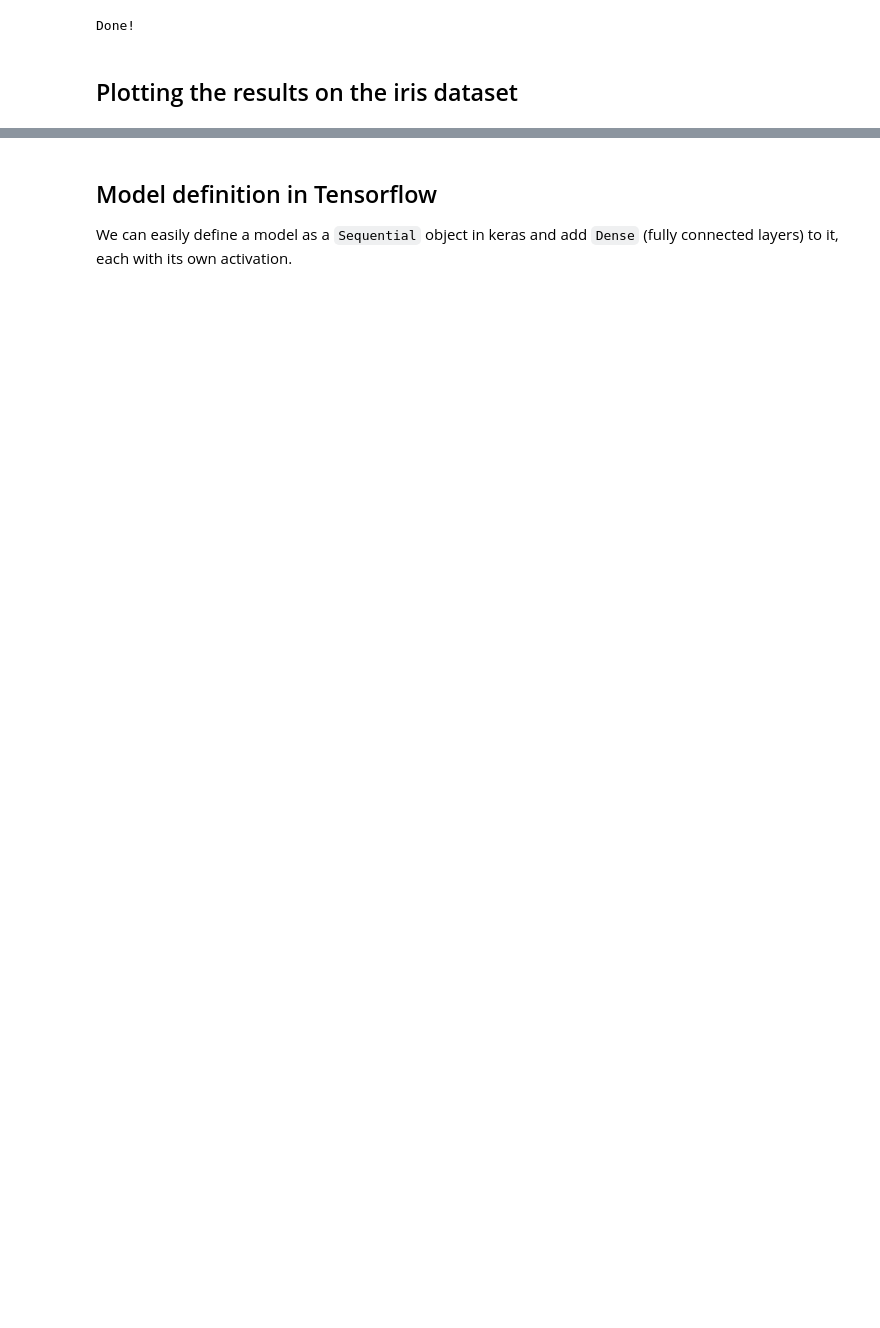
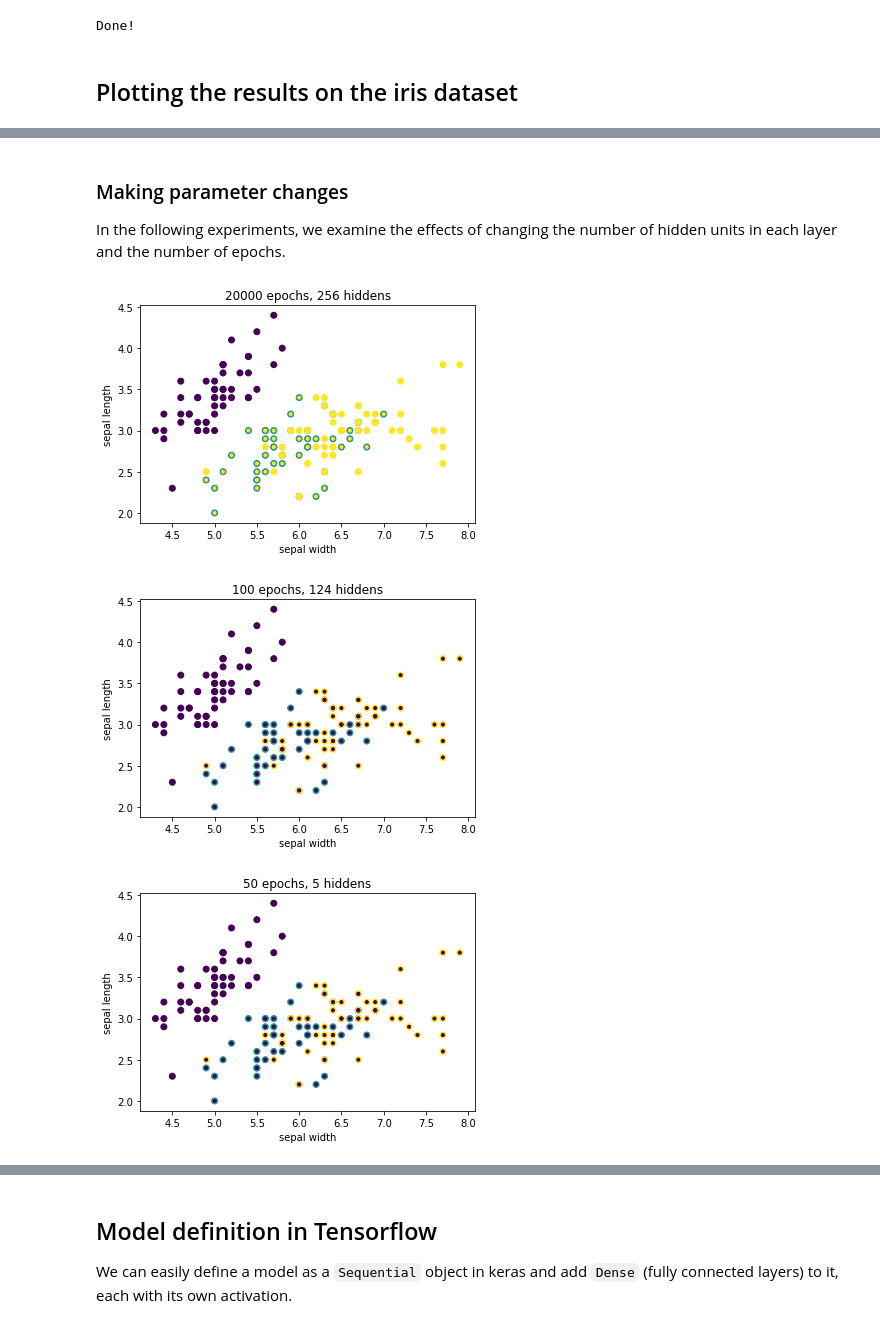
Before and after one commit to yueliyl/gec_intro2ml, a Jupyter notebook: AutoDiffMLP.ipynb, the cells around one changed output, grey strips where cells are left out. Saved outputs shown, nothing was run; the diff lists cells and outputs as text; code cells hidden in the pictures; blank space fills up the shorter version.

```diff
--- a/AutoDiffMLP.ipynb
+++ b/AutoDiffMLP.ipynb
@@ -101,0 +98,46 @@ plt.show()
+# %% [markdown]
+### Making parameter changes
+
+In the following experiments, we examine the effects of changing the number of hidden units in each layer and the number of epochs.
+# %%
+#Initalize your MLP
+net = MLP(inputs=x_tensor.shape[1], outputs=3, hiddens = 512)
+
+#To use GPUs, set a device (cuda) and add it to your net
+device = torch.device("cuda:0" if torch.cuda.is_available() else "cpu")
+net.to(device)
+
+#define hyperparameters
+learning_rate = 0.1
+loss_fn = nn.CrossEntropyLoss()
+optimizer = torch.optim.SGD(net.parameters(), lr=learning_rate)
+
+#Training loop
+train(30000, x_tensor, optimizer, loss_fn)
+
+
+plot(x, x_tensor, y, net, title="20000 epochs, 256 hiddens")
+
+#Initalize your MLP with 124 hiddens
+net = MLP(inputs=x_tensor.shape[1], outputs=3, hiddens = 124)
+device = torch.device("cuda:0" if torch.cuda.is_available() else "cpu")
+net.to(device)
+
+#Training loop
+train(100, x_tensor, optimizer, loss_fn)
+
+plot(x, x_tensor, y, net, title="100 epochs, 124 hiddens")
+
+#Initalize your MLP with 5 hiddens
+net = MLP(inputs=x_tensor.shape[1], outputs=3, hiddens = 5)
+device = torch.device("cuda:0" if torch.cuda.is_available() else "cpu")
+net.to(device)
+
+#Training loop
+train(50, x_tensor, optimizer, loss_fn)
+
+plot(x, x_tensor, y, net, title="50 epochs, 5 hiddens")
+# %% [output]
+[figure, added]
+[figure, added]
+[figure, added]
```
Also changed, not shown: parts of 16 cells of this notebook.
